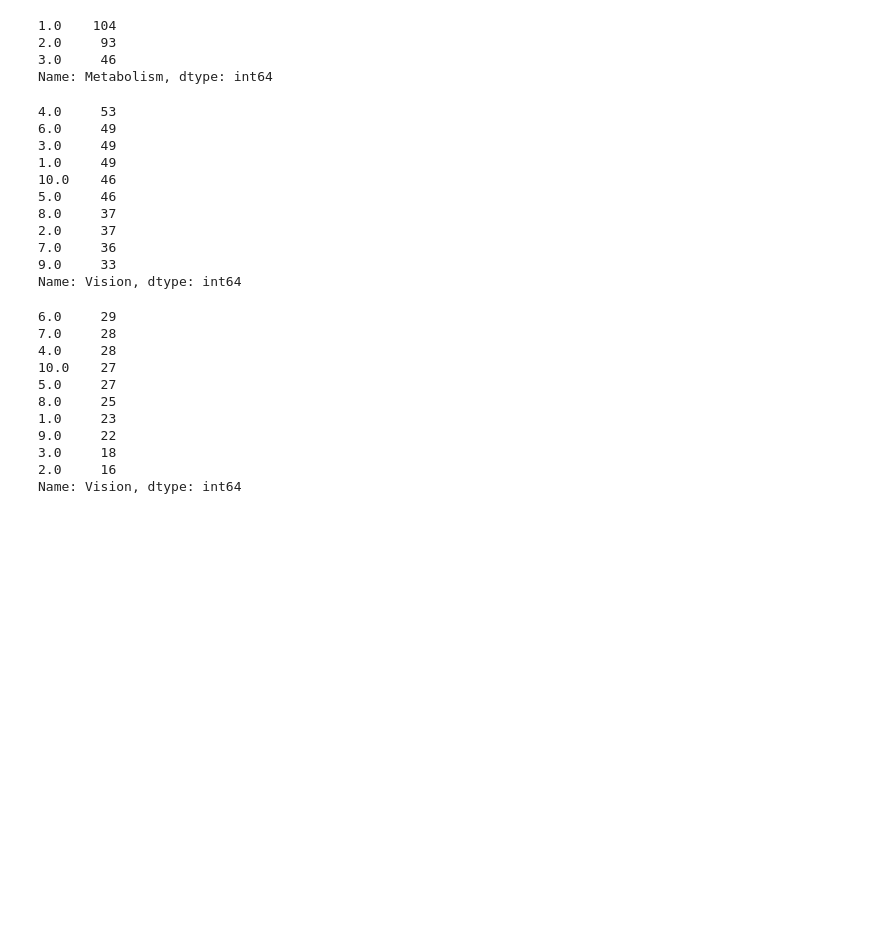
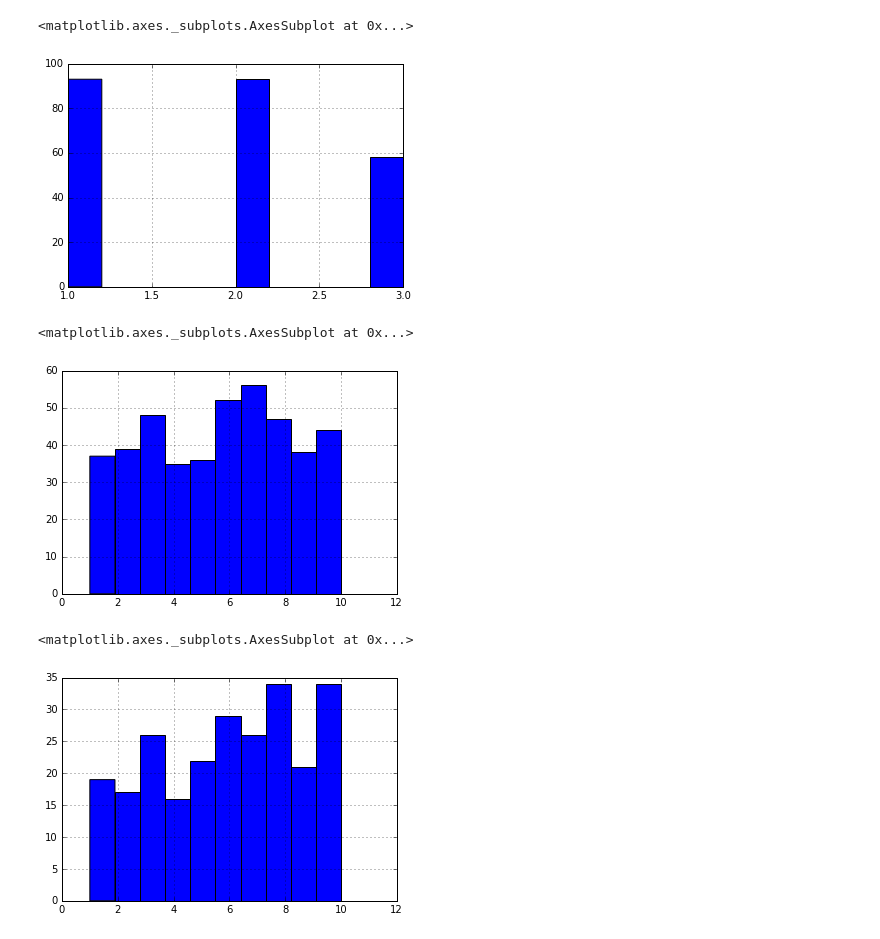
Before and after one commit to erikbaas/ComplexSocialModeling, a Jupyter notebook: mesa-models/Sugarscape/Data.ipynb, the cells around one changed output. Cells and saved outputs as stored; diff of their text form; code cells hidden in the pictures; blank space fills up the shorter version.

```diff
--- a/mesa-models/Sugarscape/Data.ipynb
+++ b/mesa-models/Sugarscape/Data.ipynb
@@ -39,35 +35,15 @@ Name: Metabolism, dtype: int64
 # %%
-final['Metabolism'].value_counts()
+final['Metabolism'].hist()
 # %% [output]
-1.0    104
-2.0     93
-3.0     46
-Name: Metabolism, dtype: int64
+<matplotlib.axes._subplots.AxesSubplot at 0x...>
+[figure, added]
 # %%
-initial['Vision'].value_counts()
+initial['Vision'].hist()
 # %% [output]
-4.0     53
-6.0     49
-3.0     49
-1.0     49
-10.0    46
-5.0     46
-8.0     37
-2.0     37
-7.0     36
-9.0     33
-Name: Vision, dtype: int64
+<matplotlib.axes._subplots.AxesSubplot at 0x...>
+[figure, added]
 # %%
-final['Vision'].value_counts()
+final['Vision'].hist()
 # %% [output]
-6.0     29
-7.0     28
-4.0     28
-10.0    27
-5.0     27
-8.0     25
-1.0     23
-9.0     22
-3.0     18
-2.0     16
-Name: Vision, dtype: int64
+<matplotlib.axes._subplots.AxesSubplot at 0x...>
+[figure, added]
```
Also changed, not shown: parts of 3 cells of this notebook, 5 other files.
